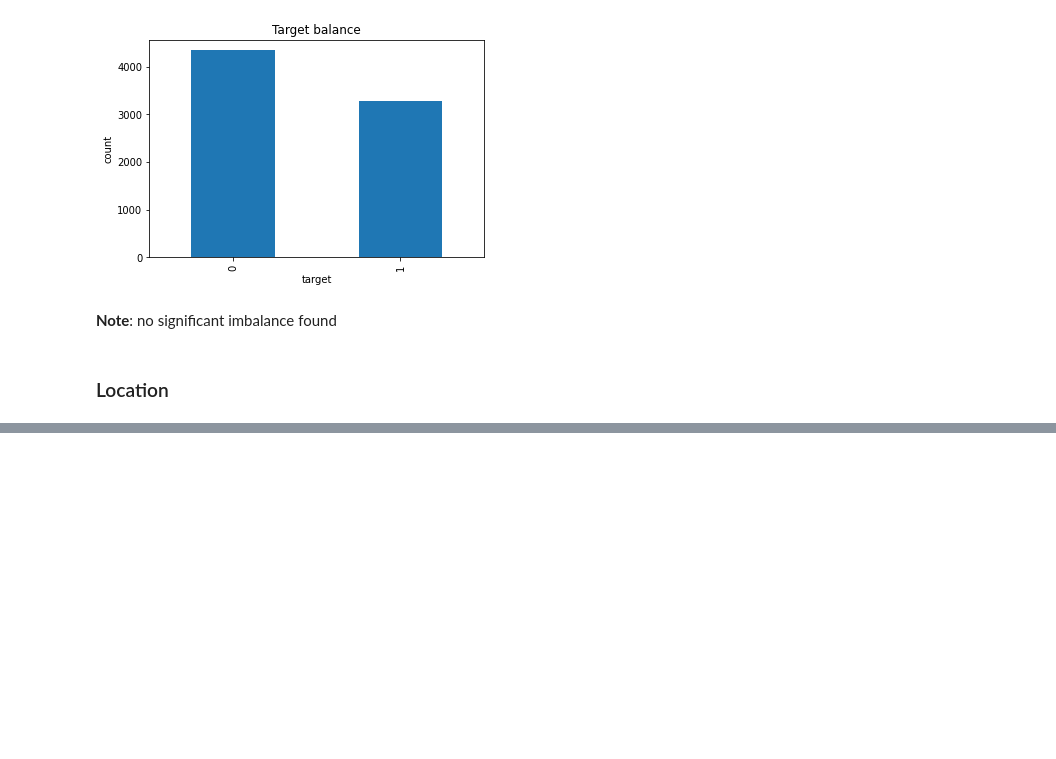
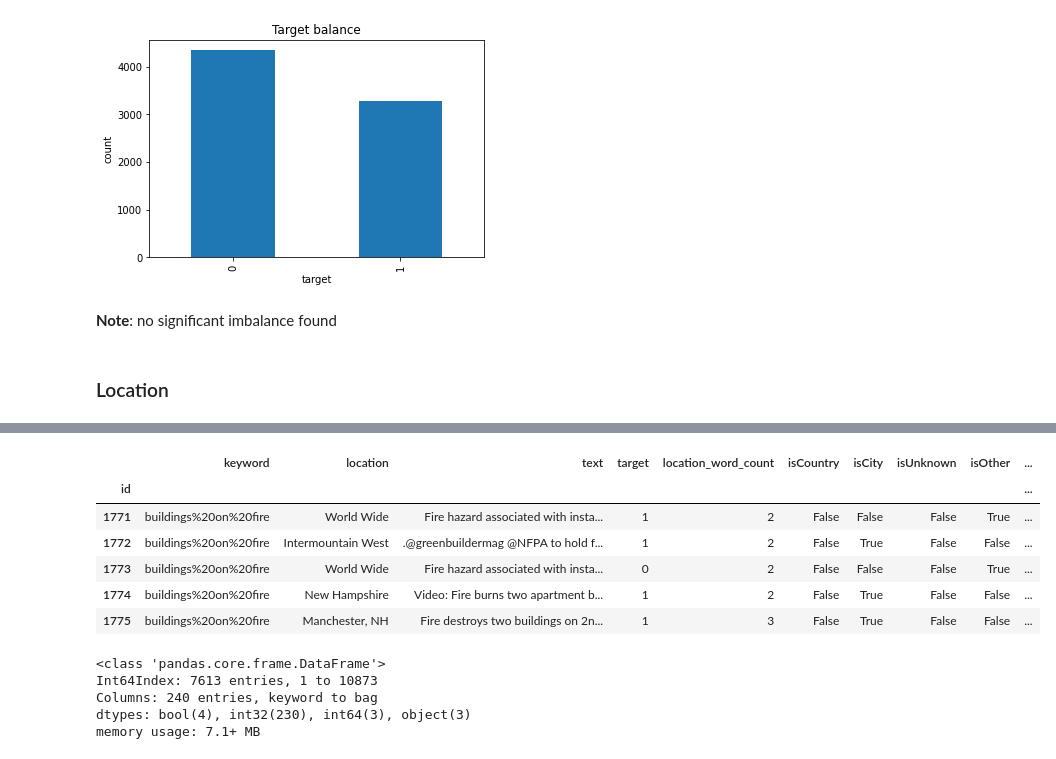
Before and after one commit to akrasnov87/natural-language-processing-with-disaster-tweets, a Jupyter notebook: main.ipynb, the cells around one changed output, grey strips where cells are left out. Cells and saved outputs as stored; diff of their text form; code cells hidden in the pictures; blank space fills up the shorter version.

```diff
--- a/main.ipynb
+++ b/main.ipynb
@@ -136,0 +174,10 @@ df[~df['keyword'].isna()].head()
+# %%
+df[df['keyword_word_count'] > 2].head()
+# %% [output]
+|  | keyword | location | text | target | location_word_count | isCountry | isCity | isUnknown | isOther | ... |
+| id |  |  |  |  |  |  |  |  |  | ... |
+| 1771 | buildings%20on%20fire | World Wide | Fire hazard associated with insta... | 1 | 2 | False | False | False | True | ... |
+| 1772 | buildings%20on%20fire | Intermountain West | .@greenbuildermag @NFPA to hold f... | 1 | 2 | False | True | False | False | ... |
+| 1773 | buildings%20on%20fire | World Wide | Fire hazard associated with insta... | 0 | 2 | False | False | False | True | ... |
+| 1774 | buildings%20on%20fire | New Hampshire | Video: Fire burns two apartment b... | 1 | 2 | False | True | False | False | ... |
+| 1775 | buildings%20on%20fire | Manchester, NH | Fire destroys two buildings on 2n... | 1 | 3 | False | True | False | False | ... |
@@ -136,0 +203,8 @@ df[~df['keyword'].isna()].head()
+# %%
+df.info()
+# %% [output]
+<class 'pandas.core.frame.DataFrame'>
+Int64Index: 7613 entries, 1 to 10873
+Columns: 240 entries, keyword to bag
+dtypes: bool(4), int32(230), int64(3), object(3)
+memory usage: 7.1+ MB
```
Also changed, not shown: parts of 31 cells of this notebook, 2 other files.
